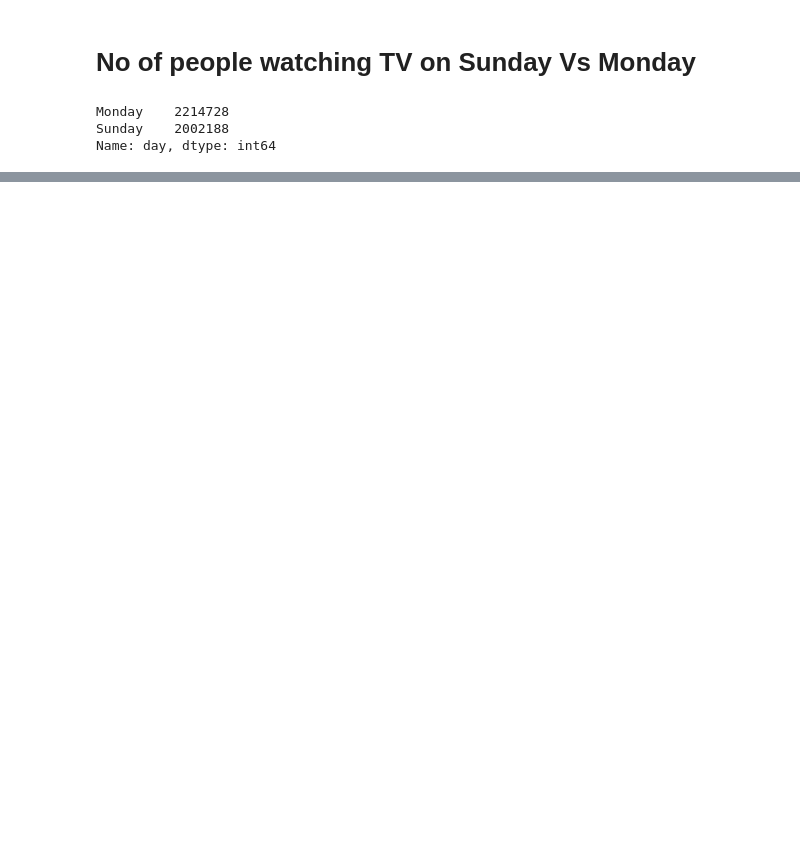
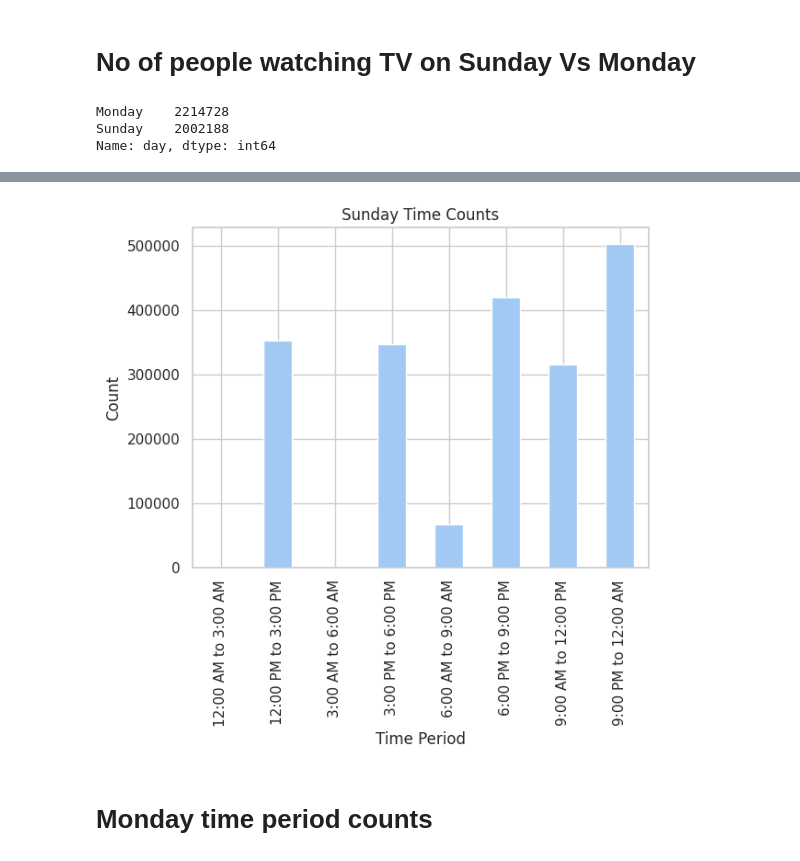
Before and after one commit to shrivatsashetty/Projects, a Jupyter notebook: Synamedia_Project.ipynb, the cells around one changed output, grey strips where cells are left out. Drawn from its saved outputs; the diff is of its cells as text; code cells hidden in the pictures; blank space fills up the shorter version.

```diff
--- a/Synamedia_Project.ipynb
+++ b/Synamedia_Project.ipynb
@@ -974,31 +981,0 @@ plt.show()
-# %%
-# Create a new column in the `nz_duration_df` dataframe called `time_period`
-nz_duration_df['time_period'] = pd.to_datetime(nz_duration_df['event_start_tz']).dt.hour
-
-# Iterate over the rows of the `nz_duration_df` dataframe and assign a time period to each row
-for index, row in nz_duration_df.iterrows():
-    hour = row['time_period']
-
-    # Assign a time period to the row based on the hour of the day
-    if hour >= 0 and hour < 3:
-        row['time_period'] = '12:00 AM to 3:00 AM'
-    elif hour >= 3 and hour < 6:
-        row['time_period'] = '3:00 AM to 6:00 AM'
-    elif hour >= 6 and hour < 9:
-        row['time_period'] = '6:00 AM to 9:00 AM'
-    elif hour >= 9 and hour < 12:
-        row['time_period'] = '9:00 AM to 12:00 PM'
-    elif hour >= 12 and hour < 15:
-        row['time_period'] = '12:00 PM to 3:00 PM'
-    elif hour >= 15 and hour < 18:
-        row['time_period'] = '3:00 PM to 6:00 PM'
-    elif hour >= 18 and hour < 21:
-        row['time_period'] = '6:00 PM to 9:00 PM'
-    elif hour >= 21 and hour < 24:
-        row['time_period'] = '9:00 PM to 12:00 AM'
-
-# Create a crosstab table of the `time_period` column and the `day` column
-crosstab_table = pd.crosstab(nz_duration_df['time_period'], nz_duration_df['day'])
-
-# Print the crosstab table
-crosstab_table
@@ -1039,0 +1083,12 @@ Index(['state', 'event_start_tz', 'duration_seconds', 'content_type',
+# %%
+sunday_time_counts = sunday_time_counts.sort_index()
+sunday_time_counts.plot(kind='bar')
+plt.title('Sunday Time Counts')
+plt.xlabel('Time Period')
+plt.ylabel('Count')
+plt.xticks(rotation=90)
+plt.show()
+# %% [output]
+[figure, added]
+# %% [markdown]
+# Monday time period counts
```
Also changed, not shown: parts of 60 cells of this notebook.
